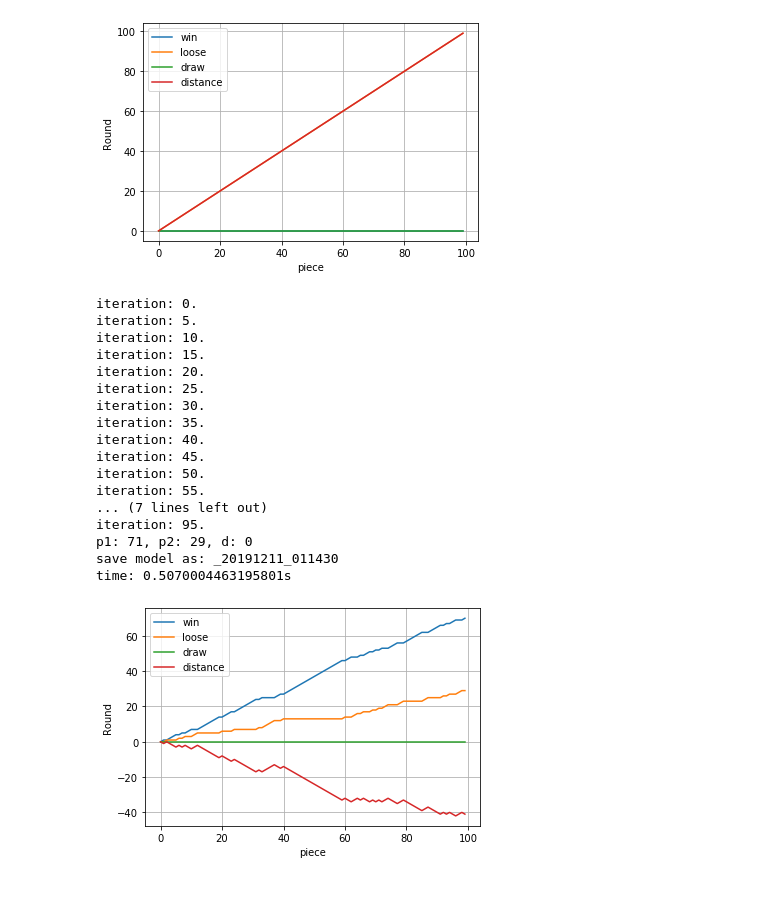
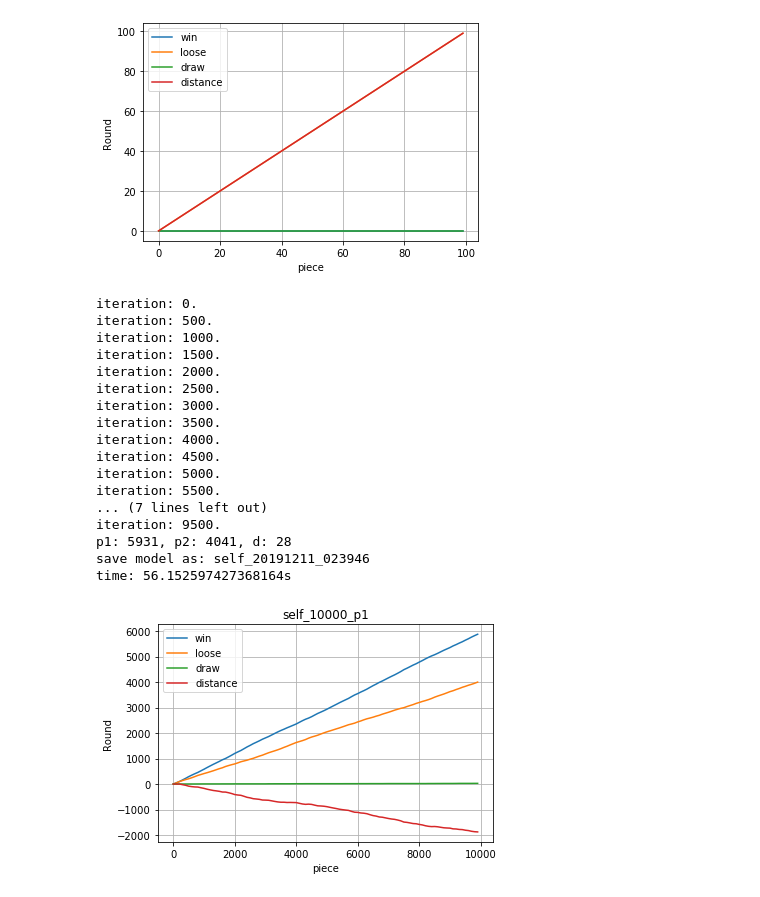
Before and after one commit to gr4cza/Connect4_AI, a Jupyter notebook: notebooks/Q_lear_train.ipynb, the cells around one changed output. Saved outputs shown, nothing was run; the diff lists cells and outputs as text; code cells hidden in the pictures.

```diff
--- a/notebooks/Q_lear_train.ipynb
+++ b/notebooks/Q_lear_train.ipynb
@@ -99,23 +99,23 @@ time: 355.74619221687317s
 [figure]
 [figure]
 # %%
-train(rounds=100,name='self')
+train(name='self')
 # %% [output]
 iteration: 0.
-iteration: 5.
-iteration: 10.
-iteration: 15.
-iteration: 20.
-iteration: 25.
-iteration: 30.
-iteration: 35.
-iteration: 40.
-iteration: 45.
-iteration: 50.
-iteration: 55.
+iteration: 500.
+iteration: 1000.
+iteration: 1500.
+iteration: 2000.
+iteration: 2500.
+iteration: 3000.
+iteration: 3500.
+iteration: 4000.
+iteration: 4500.
+iteration: 5000.
+iteration: 5500.
 ... (7 lines left out)
-iteration: 95.
-p1: 71, p2: 29, d: 0
-save model as: _20191211_011430
-time: 0.5070004463195801s
+iteration: 9500.
+p1: 5931, p2: 4041, d: 28
+save model as: self_20191211_023946
+time: 56.152597427368164s
-[figure, old version]
+[figure, new version]
```
Also changed, not shown: parts of 1 cell of this notebook, 4 other files.
